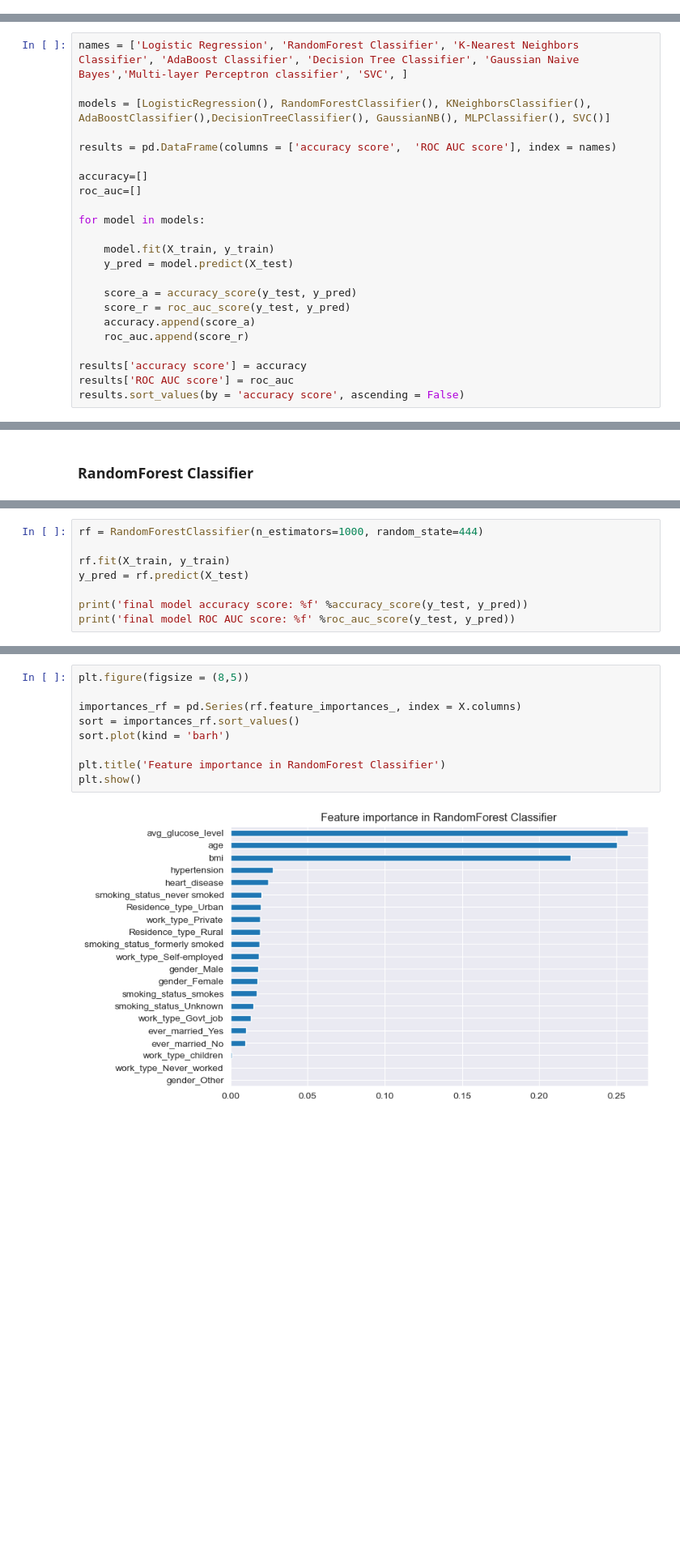
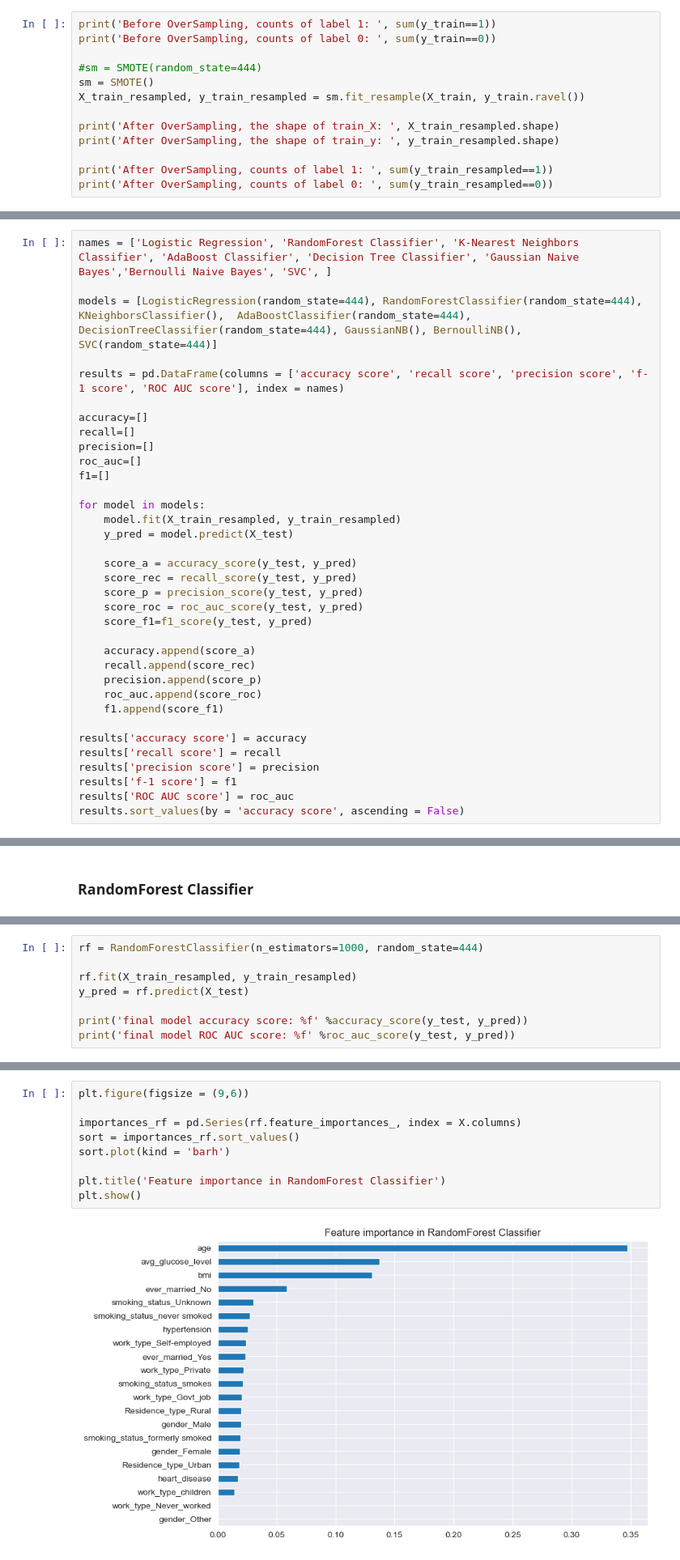
Before and after one commit to alekgralek/Stroke-EDA-and-classification, a Jupyter notebook: Stroke_analysis_prediction.ipynb, the cells around one changed output, grey strips where cells are left out. Shown at 81% size. Drawn from its saved outputs; the diff is of its cells as text; blank space fills up the shorter version.

```diff
--- a/Stroke_analysis_prediction.ipynb
+++ b/Stroke_analysis_prediction.ipynb
@@ -275,0 +276,13 @@ X_train.head()
+# %%
+print('Before OverSampling, counts of label 1: ', sum(y_train==1))
+print('Before OverSampling, counts of label 0: ', sum(y_train==0))
+
+#sm = SMOTE(random_state=444)
+sm = SMOTE()
+X_train_resampled, y_train_resampled = sm.fit_resample(X_train, y_train.ravel())
+
+print('After OverSampling, the shape of train_X: ', X_train_resampled.shape)
+print('After OverSampling, the shape of train_y: ', y_train_resampled.shape)
+
+print('After OverSampling, counts of label 1: ', sum(y_train_resampled==1))
+print('After OverSampling, counts of label 0: ', sum(y_train_resampled==0))
@@ -276,24 +296,36 @@ X_train.head()
 # %%
-names = ['Logistic Regression', 'RandomForest Classifier', 'K-Nearest Neighbors Classifier', 'AdaBoost Classifier', 'Decision Tree Classifier', 'Gaussian Naive Bayes','Multi-layer Perceptron classifier', 'SVC', ]
+names = ['Logistic Regression', 'RandomForest Classifier', 'K-Nearest Neighbors Classifier', 'AdaBoost Classifier', 'Decision Tree Classifier', 'Gaussian Naive Bayes','Bernoulli Naive Bayes', 'SVC', ]
 
-models = [LogisticRegression(), RandomForestClassifier(), KNeighborsClassifier(),  AdaBoostClassifier(),DecisionTreeClassifier(), GaussianNB(), MLPClassifier(), SVC()]
+models = [LogisticRegression(random_state=444), RandomForestClassifier(random_state=444), KNeighborsClassifier(),  AdaBoostClassifier(random_state=444), DecisionTreeClassifier(random_state=444), GaussianNB(), BernoulliNB(), SVC(random_state=444)]
 
-results = pd.DataFrame(columns = ['accuracy score',  'ROC AUC score'], index = names)
+results = pd.DataFrame(columns = ['accuracy score', 'recall score', 'precision score', 'f-1 score', 'ROC AUC score'], index = names)
 
 accuracy=[]
+recall=[]
+precision=[]
 roc_auc=[]
+f1=[]
 
 for model in models:
-
-    model.fit(X_train, y_train)
+    model.fit(X_train_resampled, y_train_resampled)
     y_pred = model.predict(X_test)
 
     score_a = accuracy_score(y_test, y_pred)
-    score_r = roc_auc_score(y_test, y_pred)
+    score_rec = recall_score(y_test, y_pred)
+    score_p = precision_score(y_test, y_pred)
+    score_roc = roc_auc_score(y_test, y_pred)
+    score_f1=f1_score(y_test, y_pred)
+
     accuracy.append(score_a)
-    roc_auc.append(score_r)
+    recall.append(score_rec)
+    precision.append(score_p)
+    roc_auc.append(score_roc)
+    f1.append(score_f1)
 
 results['accuracy score'] = accuracy
+results['recall score'] = recall
+results['precision score'] = precision
+results['f-1 score'] = f1
 results['ROC AUC score'] = roc_auc
 results.sort_values(by = 'accuracy score', ascending = False)
 # %% [output]
@@ -397,7 +365,7 @@ plt.show()
 # %%
 rf = RandomForestClassifier(n_estimators=1000, random_state=444)
 
-rf.fit(X_train, y_train)
+rf.fit(X_train_resampled, y_train_resampled)
 y_pred = rf.predict(X_test)
 
 print('final model accuracy score: %f' %accuracy_score(y_test, y_pred))
@@ -425,11 +394,11 @@ plt.show()
 # %%
-plt.figure(figsize = (8,5))
+plt.figure(figsize = (9,6))
 
 importances_rf = pd.Series(rf.feature_importances_, index = X.columns)
 sort = importances_rf.sort_values()
 sort.plot(kind = 'barh')
 
 plt.title('Feature importance in RandomForest Classifier')
 plt.show()
 # %% [output]
-[figure, old version]
+[figure, new version]
```
Also changed, not shown: parts of 27 cells of this notebook.
